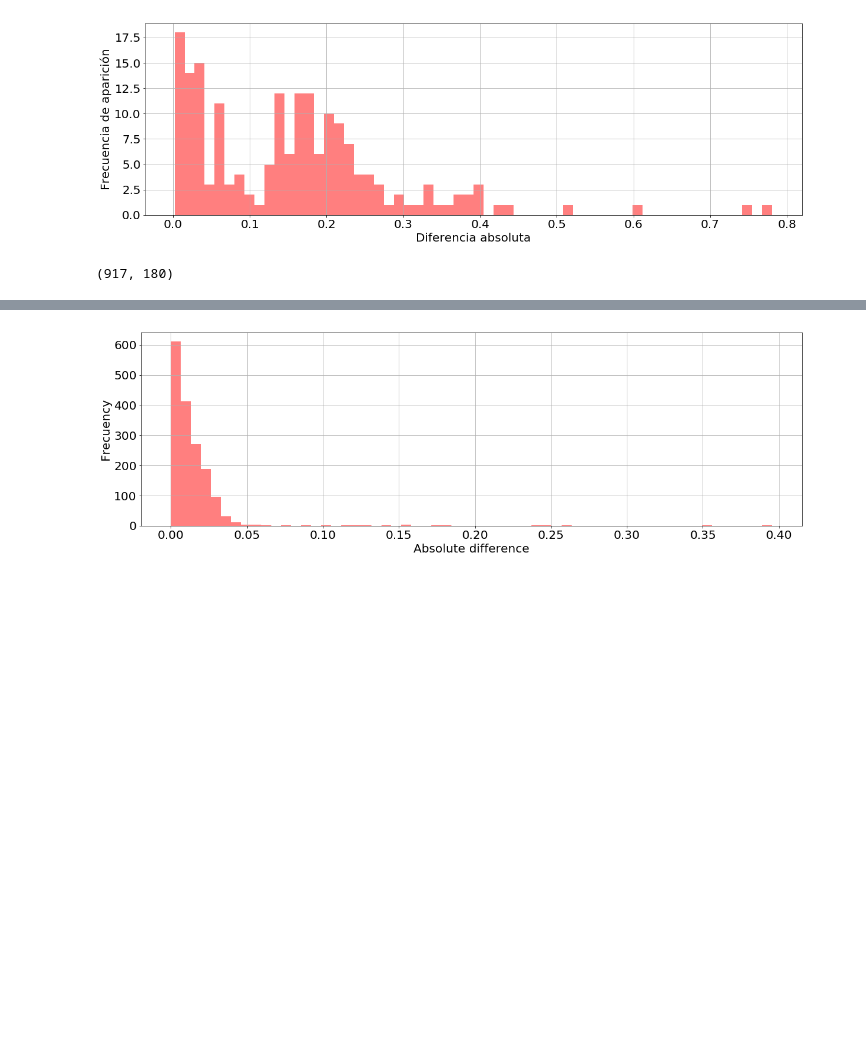
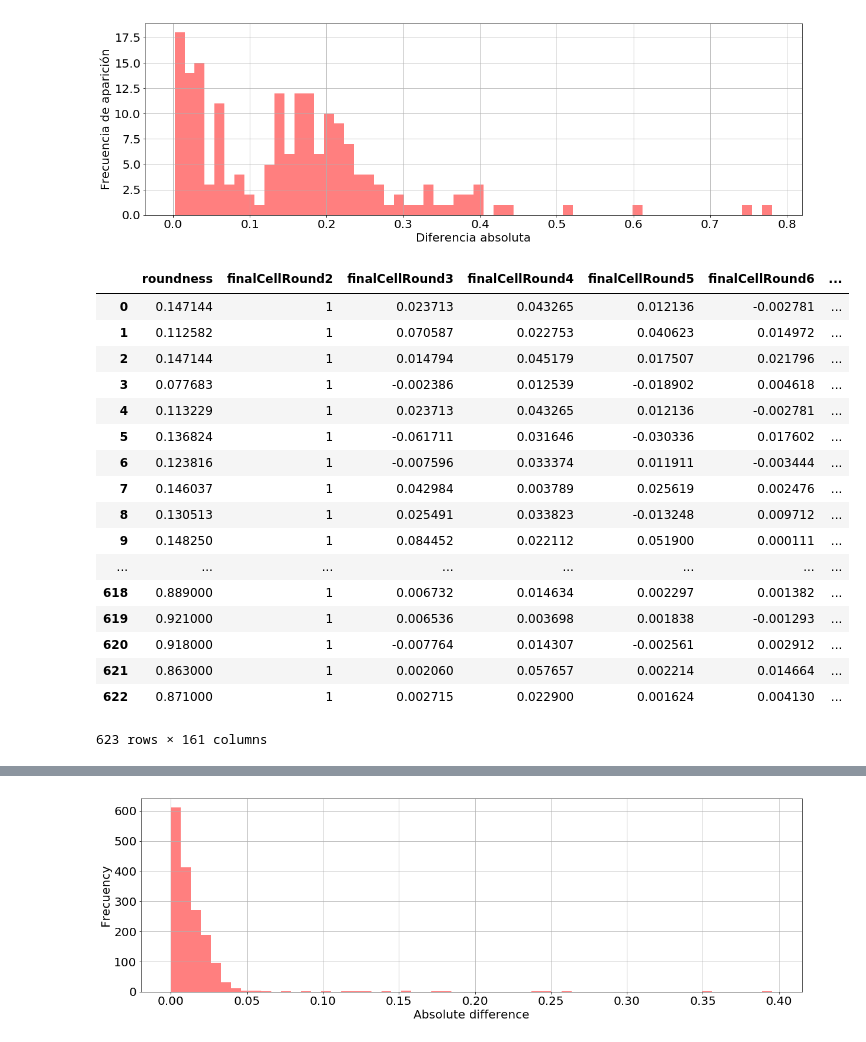
Before and after one commit to Gamalielmch/Morphology, a Jupyter notebook: Jupyter Neural Network/roundness.ipynb, the cells around one changed output, grey strips where cells are left out. Cells and saved outputs as stored; diff of their text form; code cells hidden in the pictures; blank space fills up the shorter version.

```diff
--- a/Jupyter Neural Network/roundness.ipynb
+++ b/Jupyter Neural Network/roundness.ipynb
@@ -514,7 +511,24 @@ filteredDataY = np.r_[filteredDataY,filteredDataClase4.iloc[:,0]]
 filteredDataClase5 = pd.DataFrame(np.r_[vector[(data2.roundness>=.85) & (data2.roundness<=.95)][200:451,0:181],data.iloc[1000:1123,np.r_[0,6:51,66:111,126:171,186:231]]]).sample(frac=1).reset_index(drop=True)
 filteredDataX = np.r_[filteredDataX,filteredDataClase5.iloc[:,1:181]]
 filteredDataY = np.r_[filteredDataY,filteredDataClase5.iloc[:,0]]
-# %%
-test_x.shape
-# %% [output]
-(917, 180)
+# %%
+data
+# %% [output]
+|  | roundness | finalCellRound2 | finalCellRound3 | finalCellRound4 | finalCellRound5 | finalCellRound6 | ... |
+| 0 | 0.147144 | 1 | 0.023713 | 0.043265 | 0.012136 | -0.002781 | ... |
+| 1 | 0.112582 | 1 | 0.070587 | 0.022753 | 0.040623 | 0.014972 | ... |
+| 2 | 0.147144 | 1 | 0.014794 | 0.045179 | 0.017507 | 0.021796 | ... |
+| 3 | 0.077683 | 1 | -0.002386 | 0.012539 | -0.018902 | 0.004618 | ... |
+| 4 | 0.113229 | 1 | 0.023713 | 0.043265 | 0.012136 | -0.002781 | ... |
+| 5 | 0.136824 | 1 | -0.061711 | 0.031646 | -0.030336 | 0.017602 | ... |
+| 6 | 0.123816 | 1 | -0.007596 | 0.033374 | 0.011911 | -0.003444 | ... |
+| 7 | 0.146037 | 1 | 0.042984 | 0.003789 | 0.025619 | 0.002476 | ... |
+| 8 | 0.130513 | 1 | 0.025491 | 0.033823 | -0.013248 | 0.009712 | ... |
+| 9 | 0.148250 | 1 | 0.084452 | 0.022112 | 0.051900 | 0.000111 | ... |
+| ... | ... | ... | ... | ... | ... | ... | ... |
+| 618 | 0.889000 | 1 | 0.006732 | 0.014634 | 0.002297 | 0.001382 | ... |
+| 619 | 0.921000 | 1 | 0.006536 | 0.003698 | 0.001838 | -0.001293 | ... |
+| 620 | 0.918000 | 1 | -0.007764 | 0.014307 | -0.002561 | 0.002912 | ... |
+| 621 | 0.863000 | 1 | 0.002060 | 0.057657 | 0.002214 | 0.014664 | ... |
+| 622 | 0.871000 | 1 | 0.002715 | 0.022900 | 0.001624 | 0.004130 | ... |
+623 rows × 161 columns
```
Also changed, not shown: parts of 12 cells of this notebook, 11 other files.
